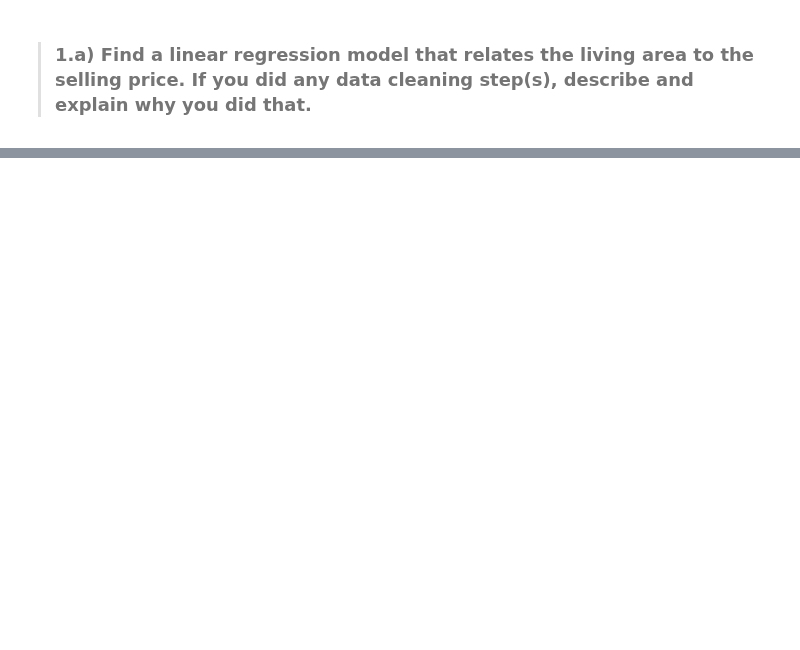
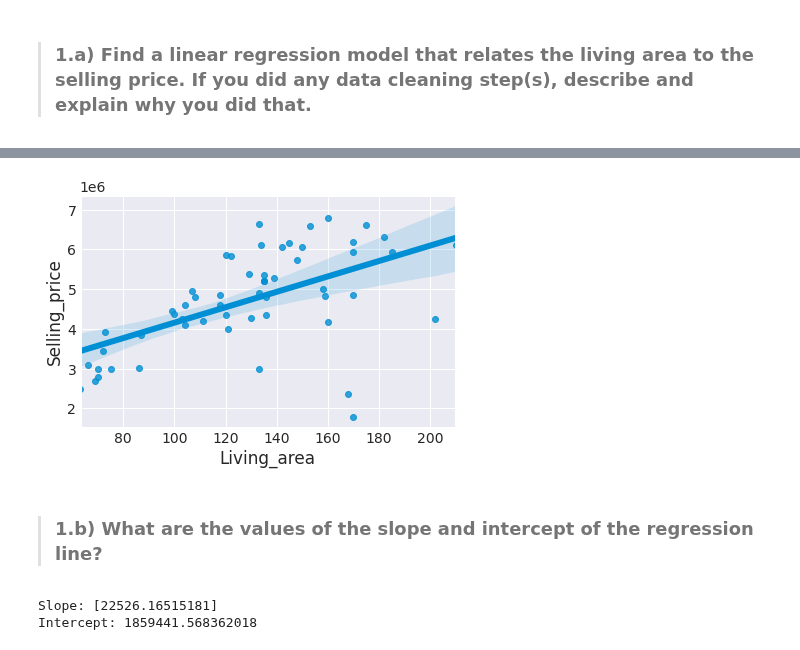
Before and after one commit to lukasmartinsson/dat405, a Jupyter notebook: labb2/assignment2.ipynb, the cells around one changed output, grey strips where cells are left out. Drawn from its saved outputs; the diff is of its cells as text; code cells hidden in the pictures; blank space fills up the shorter version.

```diff
--- a/labb2/assignment2.ipynb
+++ b/labb2/assignment2.ipynb
@@ -40,0 +90,16 @@ df.head(n)
+# %%
+# alternativr solution
+sns.regplot(x="Living_area", y="Selling_price", data=df);
+# %% [output]
+[figure, added]
+# %% [markdown]
+> ### **1.b)** What are the values of the slope and intercept of the regression line?
+# %%
+# Slope
+print(f'Slope: {model.coef_}')
+
+# Intercept
+print(f'Intercept: {model.intercept_}')
+# %% [output]
+Slope: [22526.16515181]
+Intercept: 1859441.568362018
```
Also changed, not shown: parts of 15 cells of this notebook.
